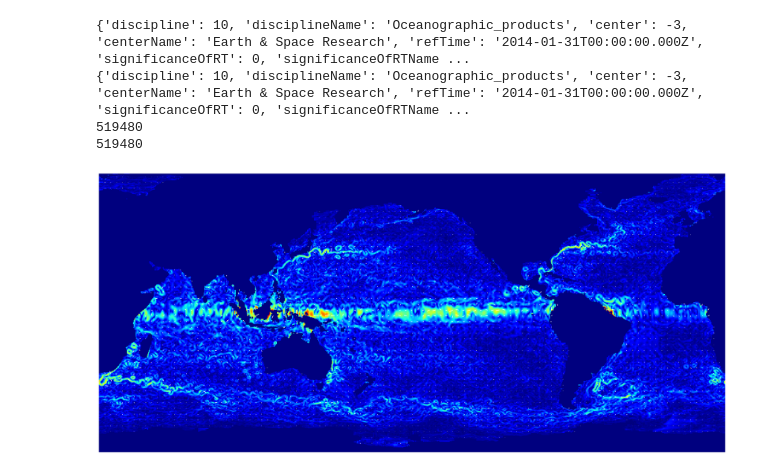
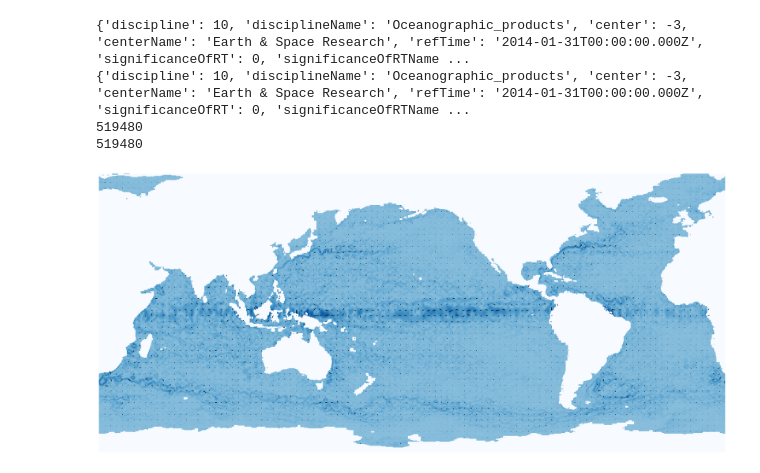
Before and after one commit to adarshramiyer/oceans, a Jupyter notebook: python/current_vector_field_vis.ipynb, the cells around one changed output. Drawn from its saved outputs; the diff is of its cells as text; code cells hidden in the pictures.

```diff
--- a/python/current_vector_field_vis.ipynb
+++ b/python/current_vector_field_vis.ipynb
@@ -45,33 +45,36 @@ land_y = []
 for i in range(len(u_data)):
     c = i % 1080
     r = int(i / 1080)
     if (u_data[i] == None or v_data[i] == None):
         vector_field[r][c] = [0, 0]
         is_land[r][c] = 1
         land_x.append(c)
         land_y.append(r)
+        current_magnitudes[r][c] = -.01
         continue
     vector_field[r][c] = [u_data[i], v_data[i]]
     current_magnitudes[r][c] += magnitude(u_data[i], v_data[i])
 
 segment = np.ones((bottom_lim - top_lim, right_lim - left_lim))
 
 for r in range(top_lim, bottom_lim, 1):
     for c in range(left_lim, right_lim, 1):
         segment[r - top_lim][c - left_lim] += current_magnitudes[r][c]
 
-ax.imshow(np.log(np.log(segment)), cmap='jet')
+#segment[0][0] = 0.9
+
+ax.imshow(np.log(segment), cmap='Blues')
 
 for r in range(top_lim+5, bottom_lim-5, 10):
     for c in range(left_lim+5, right_lim-5, 10):
         if (is_land[r][c] != 1):
-            ax.arrow(c - left_lim+5, r - top_lim, vector_field[r][c][0] * 5, vector_field[r][c][1] * 5, color='white')
+            ax.arrow(c - left_lim+5, r - top_lim, vector_field[r][c][0] * 5, vector_field[r][c][1] * 5, color='black')
 
 plt.axis('off')
 plt.subplots_adjust(top = 1, bottom = 0, right = 1, left = 0,
             hspace = 0, wspace = 0)
 plt.margins(0, 0)
 plt.savefig("testfig.jpg")
 #ax.scatter(land_x, land_y, c='black', s=1)
 # %% [output]
-[figure, old version]
+[figure, new version]
```
Also changed, not shown: 4 other files.
